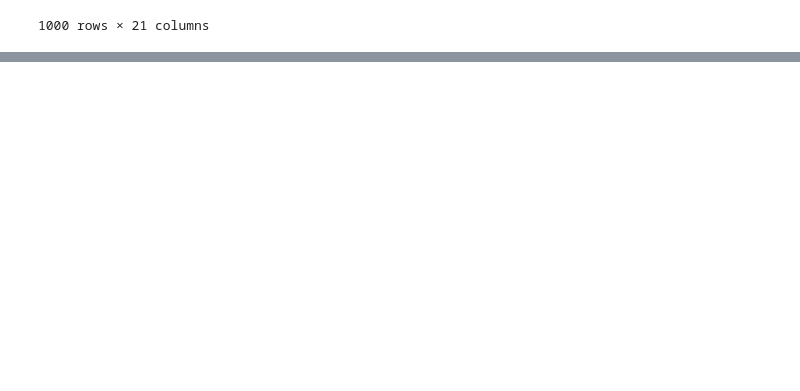
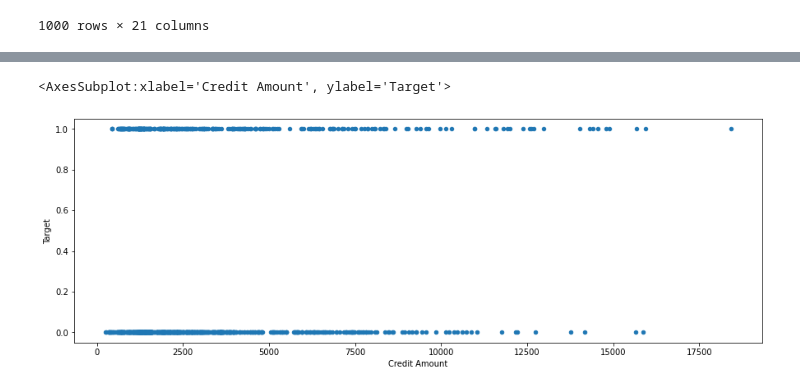
Before and after one commit to DanielGit4/AML, a Jupyter notebook: German_Credit_data/eda.ipynb, the cells around one changed output, grey strips where cells are left out. Saved outputs shown, nothing was run; the diff lists cells and outputs as text; code cells hidden in the pictures; blank space fills up the shorter version.

```diff
--- a/German_Credit_data/eda.ipynb
+++ b/German_Credit_data/eda.ipynb
@@ -42,0 +112,6 @@ german_data
+# %%
+# scatter plot credit amount
+german_data.plot(kind='scatter', x='Credit Amount', y='Target', figsize=(15, 5))
+# %% [output]
+<AxesSubplot:xlabel='Credit Amount', ylabel='Target'>
+[figure, added]
```
Also changed, not shown: parts of 18 cells of this notebook.
